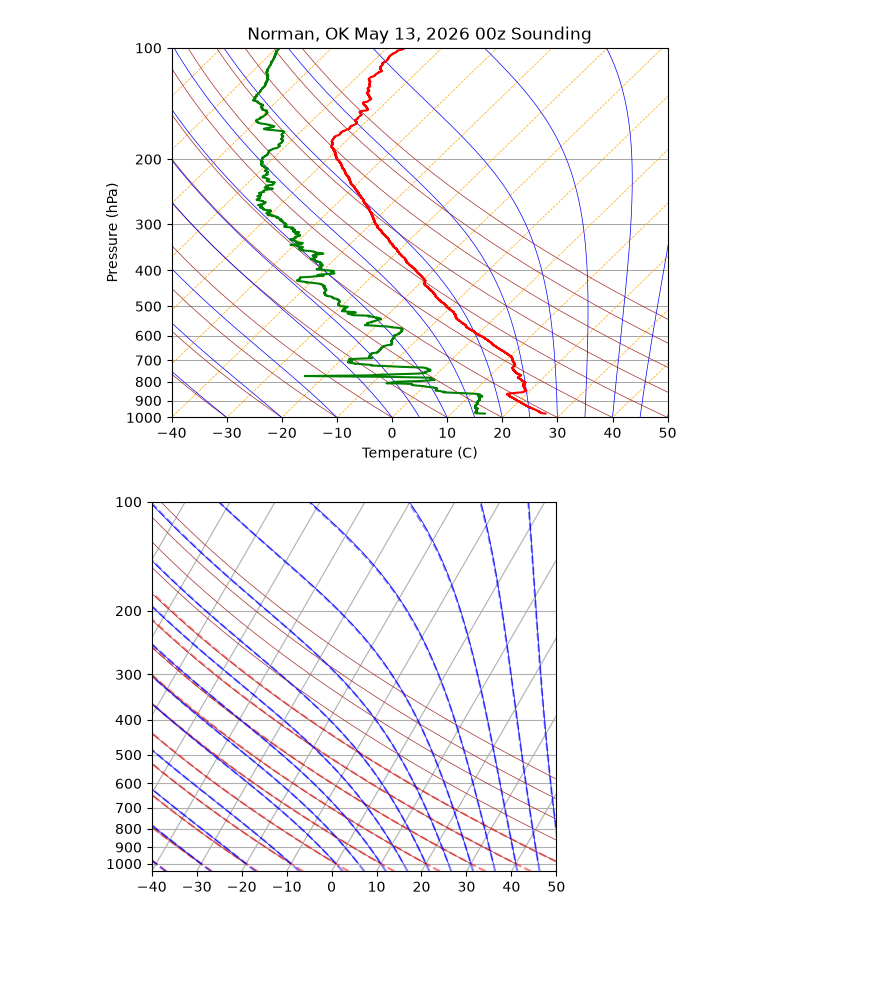
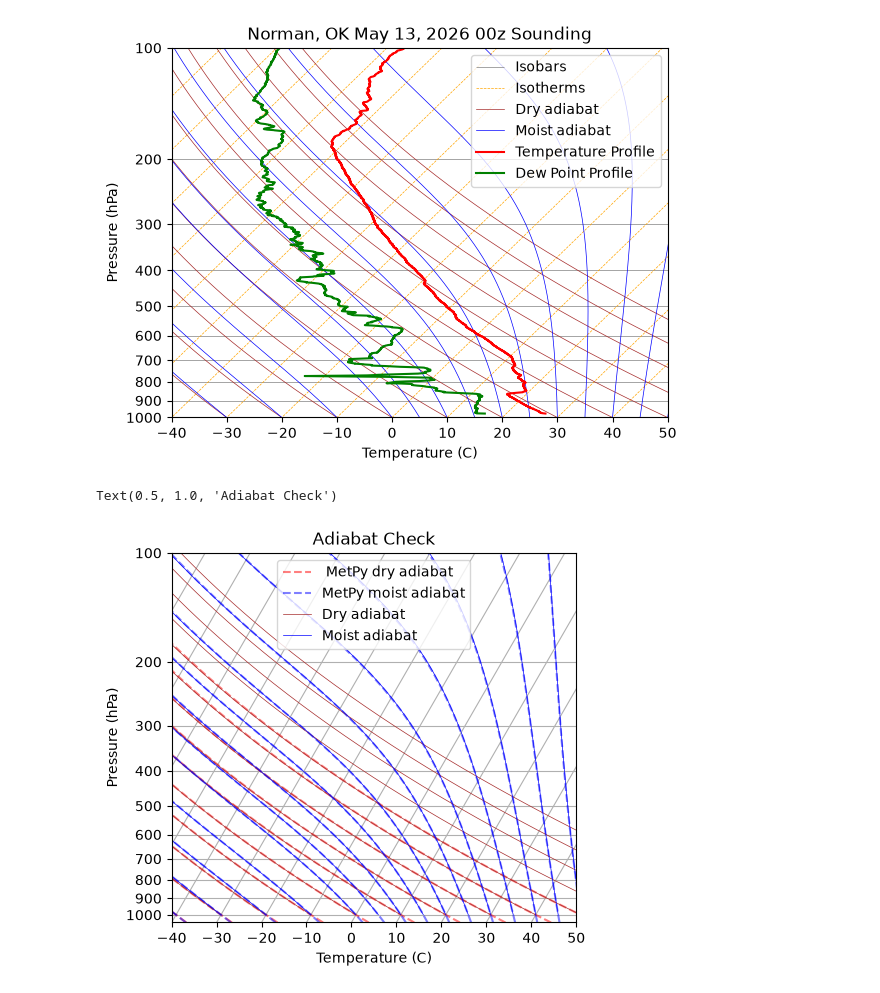
Before and after one commit to NCBreaux/METR5003, a Jupyter notebook: lab3.ipynb, the cells around one changed output. Cells and saved outputs as stored; diff of their text form; code cells hidden in the pictures; blank space fills up the shorter version.

Commit message:
added legends

```diff
--- a/lab3.ipynb
+++ b/lab3.ipynb
@@ -38,7 +38,7 @@ Tlines = np.arange(-100, 100, 10)
 pmin, pmax = 100, 1000
 Tmin, Tmax = -40, 50
 epsilon = 0.622
-g = 9.8
+g = 9.8 #m/s^2
 cp = 1004 #J/kgK
 Rd = 287 #J/kgK
 Rv = 461 #J/kgK
@@ -48,9 +48,9 @@ Lv = 2.5e6 #J/kg
 K_T = Tlines + 273.15
 moist_extra = np.arange(5,55,10) + 273.15
 pres = np.arange(100,1001,1)
-hPa_p = np.flip(np.arange(100, 1001, 1))
+hPa_p = np.flip(pres)
 
-#Read in the sounding example
+#Read in the sounding example (From Norman, OK on 5/13/2026 at 00z, taken from Wyoming Sounding Archive)
 sounding = pd.read_csv('/Users/nathaniel.c.breaux-1/Downloads/2026051300-72357.csv')
 sounding_p = sounding['pressure_hPa']
 sounding_t = sounding['temperature_C']
@@ -58,25 +58,39 @@ sounding_td = sounding['dew_point_temperature_C']
 # %%
 #Plot the skew T
 fig, ax = plt.subplots()
+label = 1
 
 #Plot pressure and temperature lines, formatting to lab specifications
+#The label thing is so only one line gets the label for the legend, or else the legend wouldn't work as I have it
 for p in plines:
-    ax.hlines(p, xmin=Tmin, xmax=Tmax, color='gray', linewidths=.5)
+    if label == 1:
+        ax.hlines(p, xmin=Tmin, xmax=Tmax, color='gray', linewidths=.5, label = 'Isobars')
+        label = 0
+    else:
+        ax.hlines(p, xmin=Tmin, xmax=Tmax, color='gray', linewidths=.5)
 for T in Tlines:
-    ax.plot(Skew(T, pres), np.arange(100, 1001,1), color='orange', linestyle='--', linewidth=.5)
+    if label == 0:
+        ax.plot(Skew(T, pres), np.arange(100, 1001,1), color='orange', linestyle='--', linewidth=.5, label = 'Isotherms')
+        label = 1
+    else:
+        ax.plot(Skew(T, pres), np.arange(100, 1001,1), color='orange', linestyle='--', linewidth=.5)
 ax.set_yscale('log') #This makes the y-axis (pressure) logarithmic
 ax.set_ylim(pmax, pmin) #This sets the limits of the pressure axis provided in the lab
-ax.set_xlim(Tmin, Tmax)  #This isn't working to remove the sci notation, need to find new way
+ax.set_xlim(Tmin, Tmax)  #This sets the limits of the temperature axis provided in the lab
 
 #Plot the dry adiabats
+#Same thing with the label thing, only one line gets the label for the legend
 for temp in K_T:
     temps = [temp-273.15]
     t = temp
     for p in hPa_p[1:]:
         t = t - dry_lapse(t, p)
         temps.append(t-273.15)
-    ax.plot(Skew(temps, hPa_p), hPa_p, color='brown', linewidth=.5)
-
+    if label == 1:
+        ax.plot(Skew(temps, hPa_p), hPa_p, color='brown', linewidth=.5, label = 'Dry adiabat')
+        label = 0
+    else:
+        ax.plot(Skew(temps, hPa_p), hPa_p, color='brown', linewidth=.5)
 
 #Plot the moist adiabats
 for temp in np.concatenate((K_T, moist_extra)):
@@ -85,49 +99,72 @@ for temp in np.concatenate((K_T, moist_extra)):
     for p in hPa_p[1:]:
         t = t - moist_lapse(t, p)
         temps.append(t-273.15)
-    ax.plot(Skew(temps, hPa_p), hPa_p, color='blue', linewidth=.5)
+    if label == 0:
+        ax.plot(Skew(temps, hPa_p), hPa_p, color='blue', linewidth=.5, label = 'Moist adiabat')
+        label = 1
+    else:
+        ax.plot(Skew(temps, hPa_p), hPa_p, color='blue', linewidth=.5)
 
-#Plot sounding lines
-ax.plot(Skew(sounding_t, sounding_p), sounding_p, color='red')
-ax.plot(Skew(sounding_td, sounding_p), sounding_p, color='green')
+#Plot observed sounding lines
+ax.plot(Skew(sounding_t, sounding_p), sounding_p, color='red', label = 'Temperature Profile')
+ax.plot(Skew(sounding_td, sounding_p), sounding_p, color='green', label = 'Dew Point Profile')
+
+#Add a title, labels, and a legend
 ax.set_title('Norman, OK May 13, 2026 00z Sounding')
 ax.set_xlabel('Temperature (C)')
 ax.set_ylabel('Pressure (hPa)')
+ax.legend()
 
-#Make the y-axis not show scientific notation
+#Make the y-axis not show scientific notation (Thank you ChatGPT)
 ax.yaxis.set_major_locator(ticker.LogLocator(base=10, subs=(1, 2, 3, 4, 5, 6, 7, 8, 9)))
 ax.yaxis.set_major_formatter(ticker.FuncFormatter(lambda x, pos: f"{x:.0f}"))
 # %% [output]
-[figure, old version]
+[figure, new version]
 # %%
 #Check the lapse rates against the metpy standards
 from metpy.plots import SkewT
+label = 1
 
 #Plot the metpy skewt lapse rates
 fig = plt.figure()
 skew = SkewT(fig)
-skew.plot_dry_adiabats()
-skew.plot_moist_adiabats()
+skew.plot_dry_adiabats(label =' MetPy dry adiabat')
+skew.plot_moist_adiabats(label = 'MetPy moist adiabat')
 
 #Plot the dry adiabats
+#Basically copied from above, but without the skew (MetPy skews on its own, so that would double skew)
 for temp in K_T:
     temps = [temp-273.15]
     t = temp
     for p in hPa_p[1:]:
         t = t - dry_lapse(t, p)
         temps.append(t-273.15)
-    skew.plot(hPa_p, temps, color='brown', linewidth=.5)
+    if label == 1:
+        skew.plot( hPa_p, temps, color='brown', linewidth=.5, label = 'Dry adiabat')
+        label = 0
+    else:
+        skew.plot(hPa_p, temps, color='brown', linewidth=.5)
 
 #Plot the moist adiabats
 for temp in np.concatenate((K_T, moist_extra)):
     temps = [temp-273.15]
     t = temp
     for p in hPa_p[1:]:
         t = t - moist_lapse(t, p)
         temps.append(t-273.15)
-    skew.plot(hPa_p, temps, color='blue', linewidth=.5)
+    if label == 0:
+        skew.plot(hPa_p, temps, color='blue', linewidth=.5, label = 'Moist adiabat')
+        label = 1
+    else:
+        skew.plot(hPa_p, temps, color='blue', linewidth=.5)
+
+plt.legend()
+plt.ylabel('Pressure (hPa)')
+plt.xlabel('Temperature (C)')
+plt.title('Adiabat Check')
 
 #They match!
 # %% [output]
+Text(0.5, 1.0, 'Adiabat Check')
-[figure, old version]
+[figure, new version]
 # %% [markdown]
```
Also changed, not shown: parts of 1 cell of this notebook.
